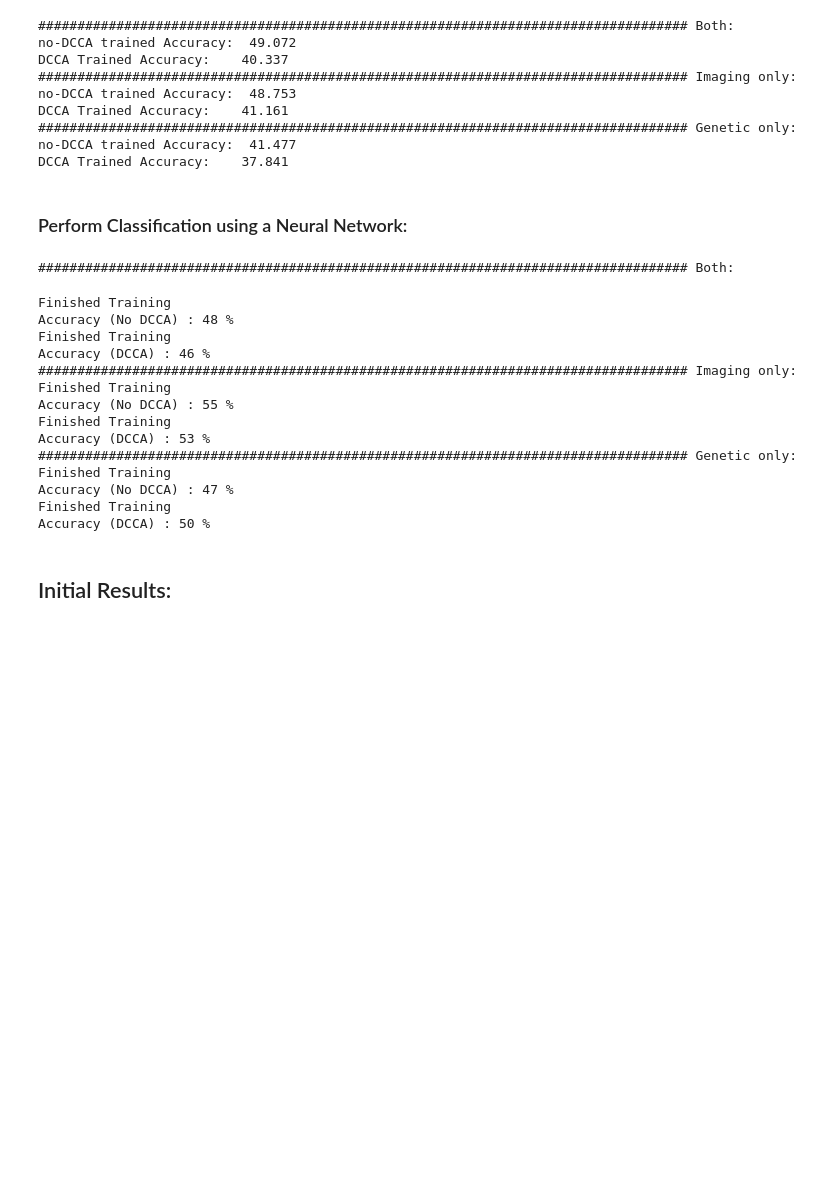
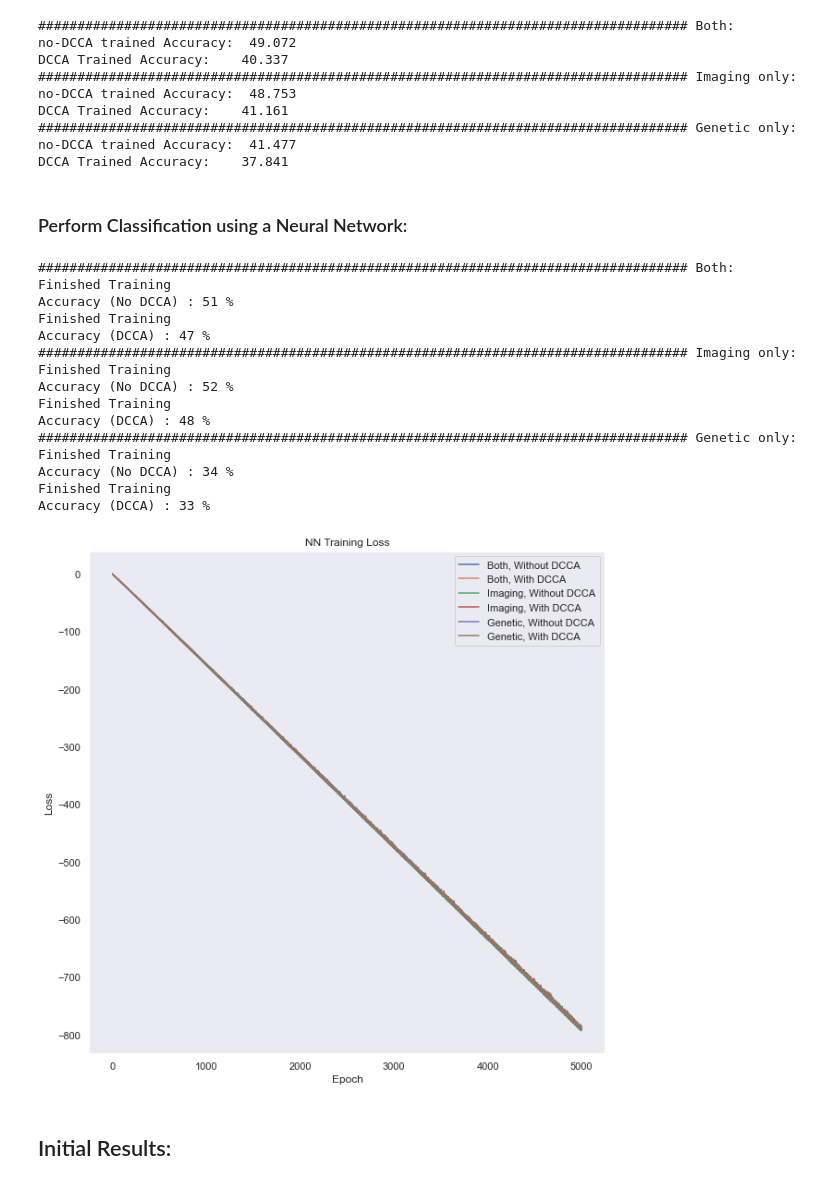
Before and after one commit to georgeaidinis/Dissertation, a Jupyter notebook: DeepCCA Model/ADNI Classification.ipynb, the cells around one changed output. Cells and saved outputs as stored; diff of their text form; code cells hidden in the pictures; blank space fills up the shorter version.

```diff
--- a/DeepCCA Model/ADNI Classification.ipynb
+++ b/DeepCCA Model/ADNI Classification.ipynb
@@ -689,22 +691,22 @@ def convert_split_dataset(X,Y):
     return X_train, Y_train, X_test,  Y_test
 # %%
 no_print = True
-layers = [256,512,256]
+layers = [512,1024,512]
 epochs = 5000
-batch_size = 500
+batch_size = 100
 
 print("################################################################################### Both:")
 X , Y = lr_data[MRI_columns + genetic_columns], lr_data["Diagnosis_nearest_2.0_cat"]
 X_train, Y_train, X_test, Y_test = convert_split_dataset(X,Y)
 nn_clf_both = NNclassifier(layers,len(MRI_columns) + len(genetic_columns), 3)
-Train_NN(nn_clf_both, X_train, Y_train, epochs, batch_size, no_print)
+losses_1 = Train_NN(nn_clf_both, X_train, Y_train, epochs, batch_size, no_print)
 acc = Test_NN(nn_clf_both, X_test, Y_test)
 print('Accuracy (No DCCA) : %d %%' %acc)
 
 X , Y = dcca_data[imaging_labels + genetic_labels], dcca_data["Diagnosis_nearest_2.0_cat"]
 X_train, Y_train, X_test, Y_test = convert_split_dataset(X,Y)
 nn_clf_both_d = NNclassifier(layers,len(imaging_labels) + len(genetic_labels), 3)
-Train_NN(nn_clf_both_d, X_train, Y_train, epochs, batch_size, no_print)
+losses_2 = Train_NN(nn_clf_both_d, X_train, Y_train, epochs, batch_size, no_print)
 acc = Test_NN(nn_clf_both_d, X_test, Y_test)
 print('Accuracy (DCCA) : %d %%' %acc)
 
@@ -712,14 +714,14 @@ print("#########################################################################
 X , Y = lr_data[MRI_columns], lr_data["Diagnosis_nearest_2.0_cat"]
 X_train, Y_train, X_test, Y_test = convert_split_dataset(X,Y)
 nn_clf_both_i = NNclassifier(layers,len(MRI_columns), 3)
-Train_NN(nn_clf_both_i, X_train, Y_train, epochs, batch_size, no_print)
+losses_3 = Train_NN(nn_clf_both_i, X_train, Y_train, epochs, batch_size, no_print)
 acc = Test_NN(nn_clf_both_i, X_test, Y_test)
 print('Accuracy (No DCCA) : %d %%' %acc)
 
 X , Y = dcca_data[imaging_labels], dcca_data["Diagnosis_nearest_2.0_cat"]
 X_train, Y_train, X_test, Y_test = convert_split_dataset(X,Y)
 nn_clf_both_i_d = NNclassifier(layers,len(imaging_labels), 3)
-Train_NN(nn_clf_both_i_d, X_train, Y_train, epochs, batch_size, no_print)
+losses_4 = Train_NN(nn_clf_both_i_d, X_train, Y_train, epochs, batch_size, no_print)
 acc = Test_NN(nn_clf_both_i_d, X_test, Y_test)
 print('Accuracy (DCCA) : %d %%' %acc)
 
@@ -727,32 +729,57 @@ print("#########################################################################
 X , Y = lr_data[genetic_columns], lr_data["Diagnosis_nearest_2.0_cat"]
 X_train, Y_train, X_test, Y_test = convert_split_dataset(X,Y)
 nn_clf_both_g = NNclassifier(layers,len(genetic_columns), 3)
-Train_NN(nn_clf_both_g, X_train, Y_train, epochs, batch_size, no_print)
+losses_5 = Train_NN(nn_clf_both_g, X_train, Y_train, epochs, batch_size, no_print)
 acc = Test_NN(nn_clf_both_g, X_test, Y_test)
 print('Accuracy (No DCCA) : %d %%' %acc)
 
 X , Y = dcca_data[genetic_labels], dcca_data["Diagnosis_nearest_2.0_cat"]
 X_train, Y_train, X_test, Y_test = convert_split_dataset(X,Y)
-nn_clf_both_g_d = NNclassifier([layers,len(genetic_labels), 3)
-Train_NN(nn_clf_both_g_d, X_train, Y_train, epochs, batch_size, no_print)
+nn_clf_both_g_d = NNclassifier(layers,len(genetic_labels), 3)
+losses_6 = Train_NN(nn_clf_both_g_d, X_train, Y_train, epochs, batch_size, no_print)
 acc = Test_NN(nn_clf_both_g_d, X_test, Y_test)
 print('Accuracy (DCCA) : %d %%' %acc)
 # %% [output]
 ################################################################################### Both:
+Finished Training
+Accuracy (No DCCA) : 51 %
+Finished Training
+Accuracy (DCCA) : 47 %
+################################################################################### Imaging only:
+Finished Training
+Accuracy (No DCCA) : 52 %
+Finished Training
+Accuracy (DCCA) : 48 %
+################################################################################### Genetic only:
+Finished Training
+Accuracy (No DCCA) : 34 %
+Finished Training
+Accuracy (DCCA) : 33 %
-Finished Training
-Accuracy (No DCCA) : 48 %
-Finished Training
-Accuracy (DCCA) : 46 %
-################################################################################### Imaging only:
-Finished Training
-Accuracy (No DCCA) : 55 %
-Finished Training
-Accuracy (DCCA) : 53 %
-################################################################################### Genetic only:
-Finished Training
-Accuracy (No DCCA) : 47 %
-Finished Training
-Accuracy (DCCA) : 50 %
+# %%
+flat_list_1 = [sum(sublist)/len(sublist) for sublist in losses_1]
+flat_list_2 = [sum(sublist)/len(sublist) for sublist in losses_2]
+flat_list_3 = [sum(sublist)/len(sublist) for sublist in losses_3]
+flat_list_4 = [sum(sublist)/len(sublist) for sublist in losses_4]
+flat_list_5 = [sum(sublist)/len(sublist) for sublist in losses_5]
+flat_list_6 = [sum(sublist)/len(sublist) for sublist in losses_6]
+
+
+plt.figure(figsize=(10,10))
+x = list(range(len(flat_list_1)))
+plt.plot(x, flat_list_1, label="Both, Without DCCA")
+plt.plot(x, flat_list_2, label="Both, With DCCA")
+plt.plot(x, flat_list_3, label="Imaging, Without DCCA")
+plt.plot(x, flat_list_4, label="Imaging, With DCCA")
+plt.plot(x, flat_list_5, label="Genetic, Without DCCA")
+plt.plot(x, flat_list_6, label="Genetic, With DCCA")
+plt.grid()
+plt.legend()
+plt.title("NN Training Loss")
+plt.ylabel("Loss")
+plt.xlabel("Epoch")
+plt.show()
+# %% [output]
+[figure, added]
 # %% [markdown]
 ## Initial Results:
 # %%
```
Also changed, not shown: parts of 28 cells of this notebook.
